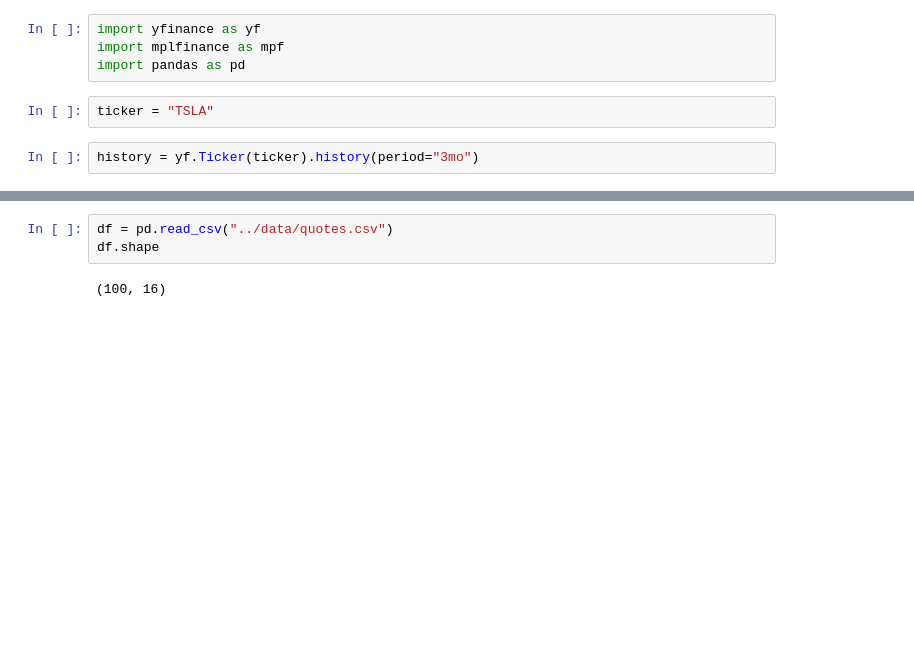
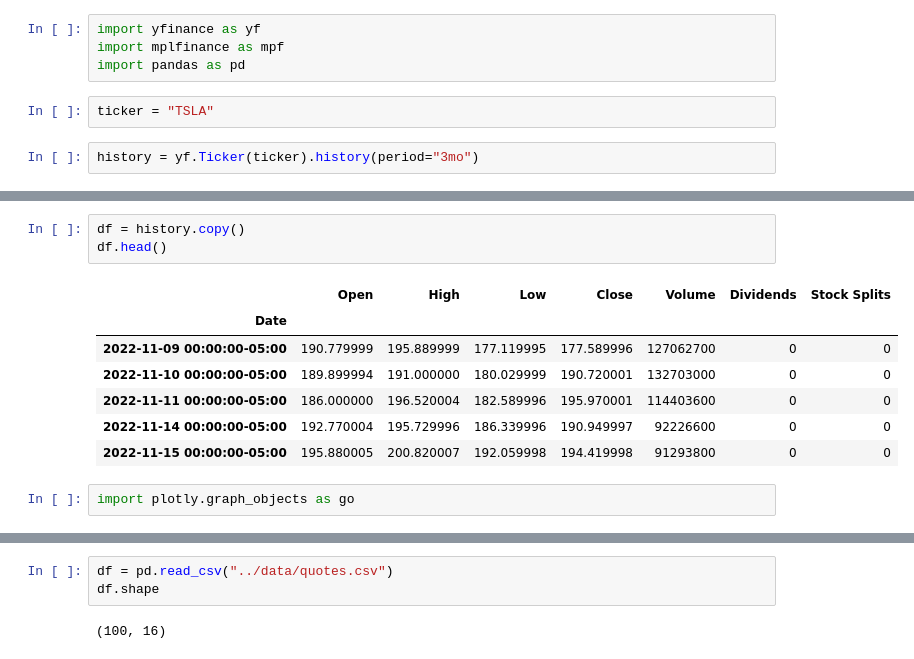
Before and after one commit to EshbanTheLearner/FinDash, a Jupyter notebook: notebooks/EDA.ipynb, the cells around one changed output, grey strips where cells are left out. Cells and saved outputs as stored; diff of their text form; blank space fills up the shorter version.

```diff
--- a/notebooks/EDA.ipynb
+++ b/notebooks/EDA.ipynb
@@ -28,0 +29,13 @@ mpf.plot(history, type="candle", mav=(7),figratio=(18,10))
+# %%
+df = history.copy()
+df.head()
+# %% [output]
+|  | Open | High | Low | Close | Volume | Dividends | Stock Splits |
+| Date |  |  |  |  |  |  |  |
+| 2022-11-09 00:00:00-05:00 | 190.779999 | 195.889999 | 177.119995 | 177.589996 | 127062700 | 0 | 0 |
+| 2022-11-10 00:00:00-05:00 | 189.899994 | 191.000000 | 180.029999 | 190.720001 | 132703000 | 0 | 0 |
+| 2022-11-11 00:00:00-05:00 | 186.000000 | 196.520004 | 182.589996 | 195.970001 | 114403600 | 0 | 0 |
+| 2022-11-14 00:00:00-05:00 | 192.770004 | 195.729996 | 186.339996 | 190.949997 | 92226600 | 0 | 0 |
+| 2022-11-15 00:00:00-05:00 | 195.880005 | 200.820007 | 192.059998 | 194.419998 | 91293800 | 0 | 0 |
+# %%
+import plotly.graph_objects as go
```
Also changed, not shown: parts of 5 cells of this notebook, 1 other file.
